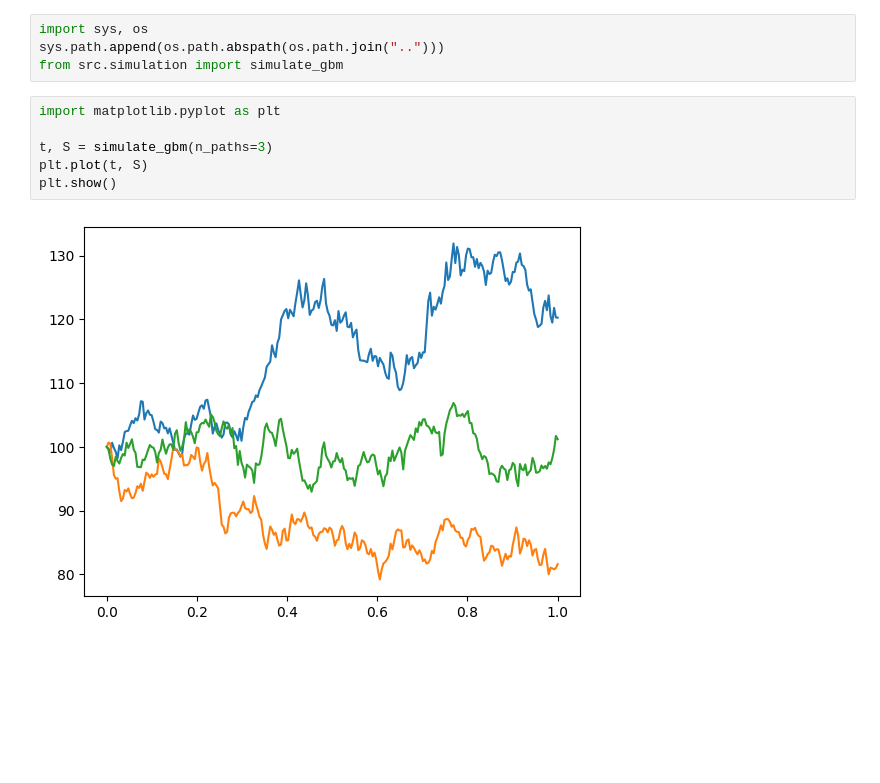
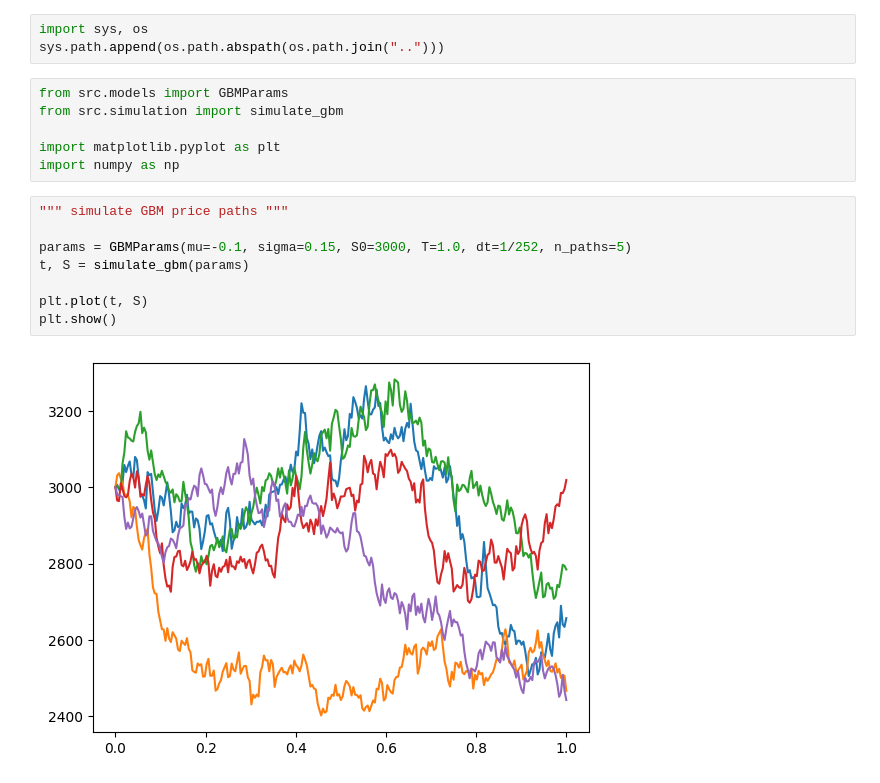
Before and after one commit to magdalenaeriksson/stochastic-pricing, a Jupyter notebook: notebooks/01_gbm_demo.ipynb, the cells around one changed output. Cells and saved outputs as stored; diff of their text form; blank space fills up the shorter version.

Commit message:
added import functions

```diff
--- a/notebooks/01_gbm_demo.ipynb
+++ b/notebooks/01_gbm_demo.ipynb
@@ -1,12 +1,19 @@
 # %%
 import sys, os
 sys.path.append(os.path.abspath(os.path.join("..")))
-from src.simulation import simulate_gbm
+# %%
+from src.models import GBMParams
+from src.simulation import simulate_gbm
+
+import matplotlib.pyplot as plt
+import numpy as np
 # %%
-import matplotlib.pyplot as plt
+""" simulate GBM price paths """
 
-t, S = simulate_gbm(n_paths=3)
+params = GBMParams(mu=-0.1, sigma=0.15, S0=3000, T=1.0, dt=1/252, n_paths=5)
+t, S = simulate_gbm(params)
+
 plt.plot(t, S)
 plt.show()
 # %% [output]
-[figure, old version]
+[figure, new version]
```
